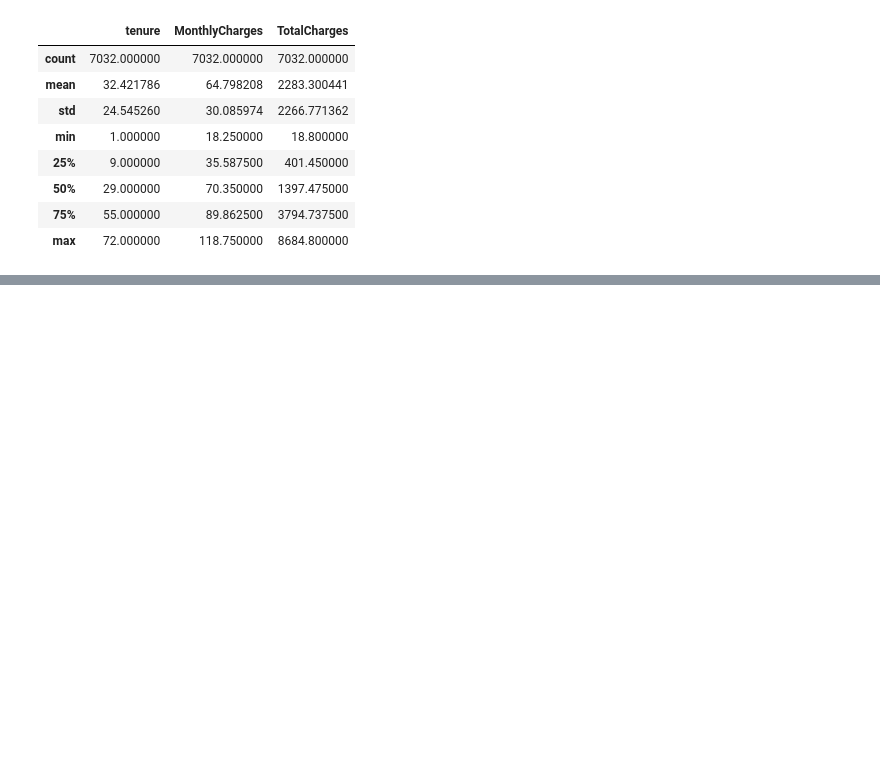
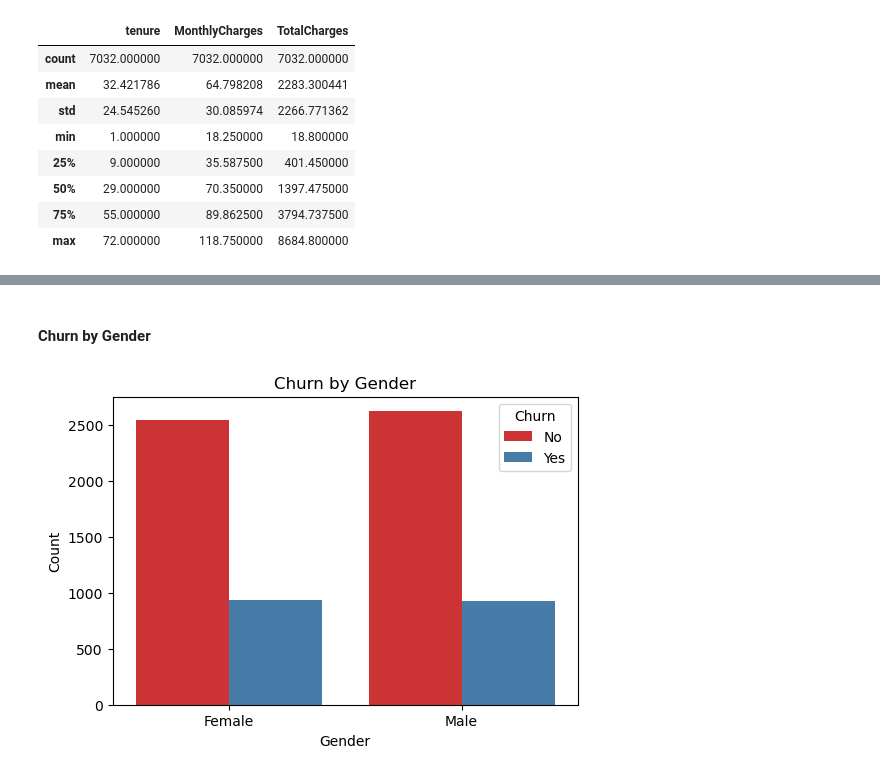
Before and after one commit to Daniel-Muruthi/telecom-churn-prediction, a Jupyter notebook: index.ipynb, the cells around one changed output, grey strips where cells are left out. Cells and saved outputs as stored; diff of their text form; code cells hidden in the pictures; blank space fills up the shorter version.

```diff
--- a/index.ipynb
+++ b/index.ipynb
@@ -217,0 +230,12 @@ string_cols
+# %% [markdown]
+#### **Churn by Gender**
+# %%
+plt.figure(figsize=(6, 4))
+sns.countplot(data=df, x='gender', hue='Churn', palette='Set1')
+plt.title('Churn by Gender')
+plt.xlabel('Gender')
+plt.ylabel('Count')
+plt.legend(title='Churn')
+plt.show();
+# %% [output]
+[figure, added]
```
Also changed, not shown: parts of 18 cells of this notebook.
